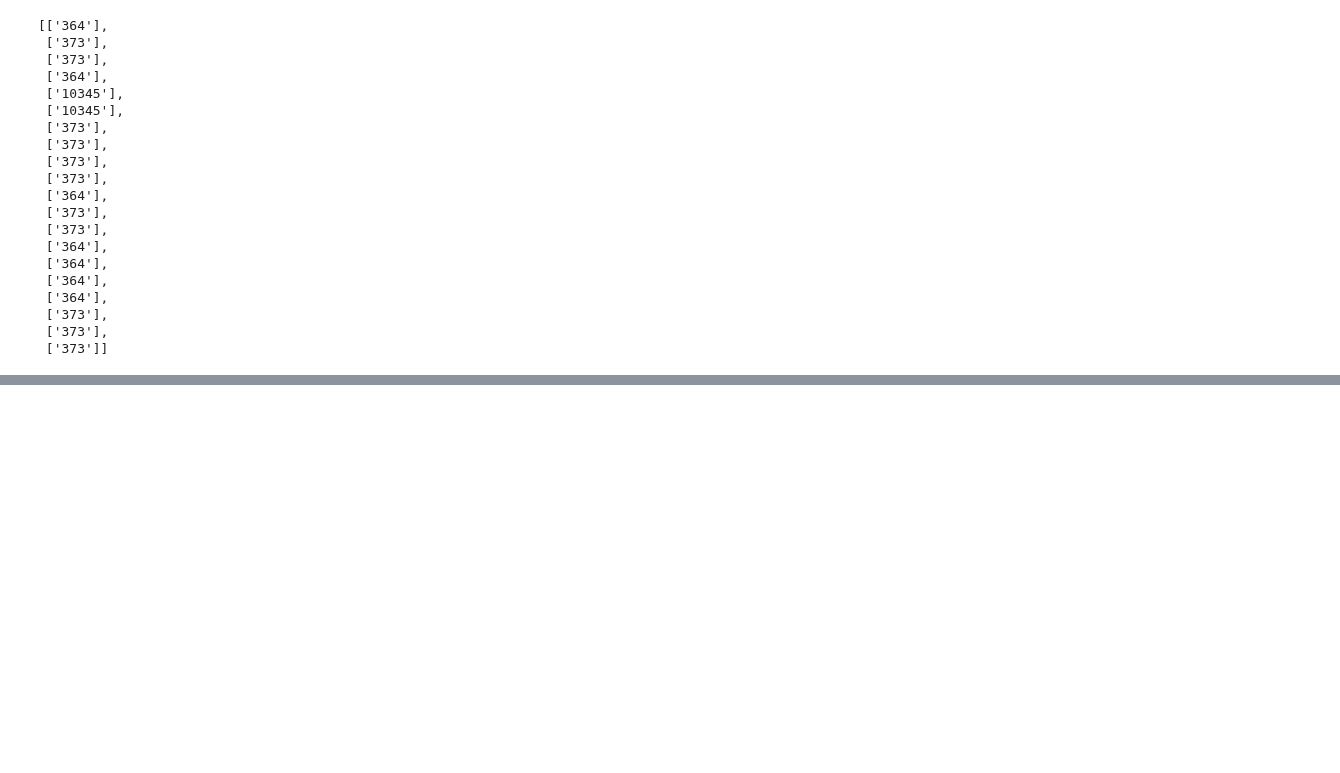
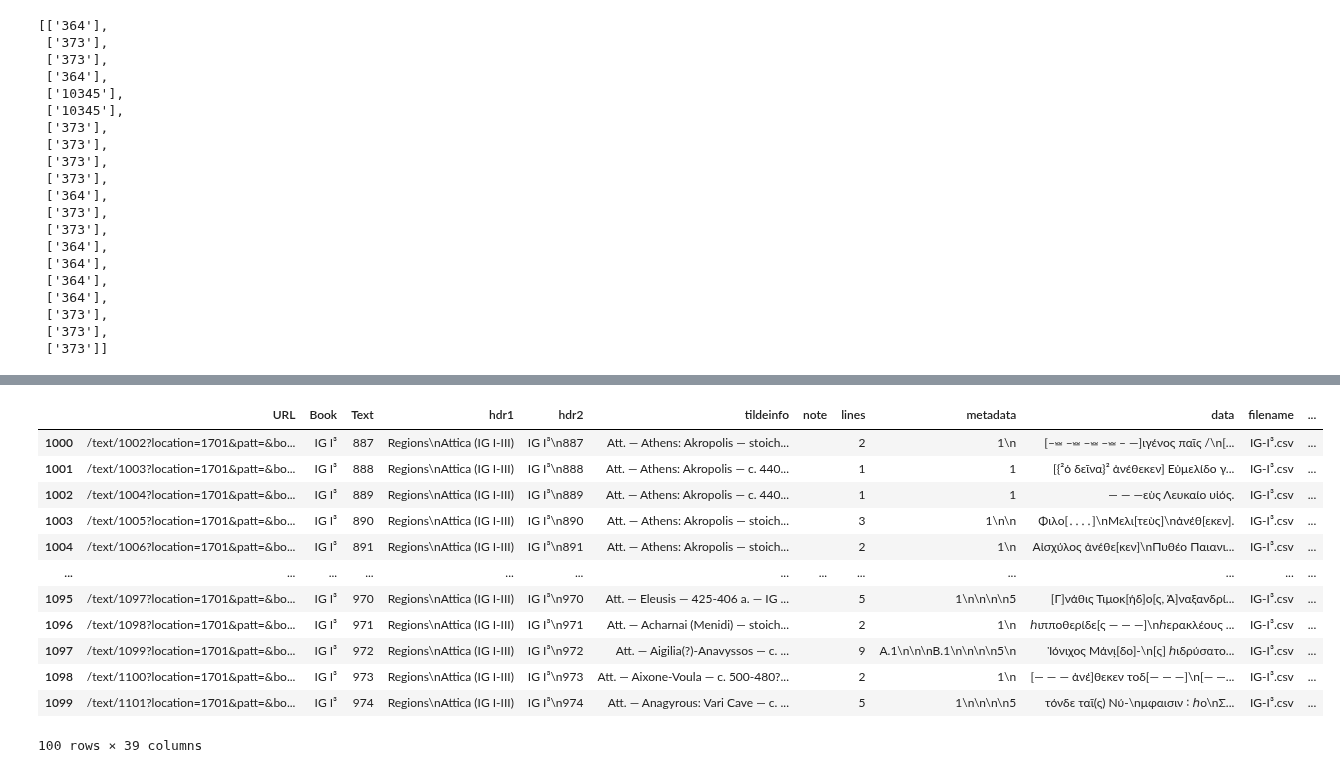
Before and after one commit to sdam-au/GI_ETL, a Jupyter notebook: scripts/phi_trismegistos_colab.ipynb, the cells around one changed output, grey strips where cells are left out. Cells and saved outputs as stored; diff of their text form; code cells hidden in the pictures; blank space fills up the shorter version.

```diff
--- a/scripts/phi_trismegistos_colab.ipynb
+++ b/scripts/phi_trismegistos_colab.ipynb
@@ -495,0 +557,2 @@ for num in range(0, len(TM_IDs), step):
+# %%
+conf = sddk.configure("SDAM_root", "648597@au.dk")
@@ -495,0 +564,9 @@ for num in range(0, len(TM_IDs), step):
+# %%
+step = 100
+checkpoints = list(range(5000, len(TM_IDs), 5000)) + [192100] # its own range plus last element of steps
+
+TM_TMgeo_merged = []
+for num in checkpoints:
+  filename = "https://sciencedata.dk/files/SDAM_root/SDAM_data/PHI/tmids_to_tmplaces_{0}.csv".format(str(num))
+  TM_TMgeo_merged.extend(conf[0].get(filename).json())
+  print(filename)
@@ -495,0 +609,3 @@ for num in range(0, len(TM_IDs), step):
+# %%
+TM_TMgeo_dict = dict(TM_TMgeo_merged)
+s.write_file("SDAM_data/PHI/TM_TMgeo_dict_1.json", TM_TMgeo_dict)
@@ -495,0 +658,18 @@ for num in range(0, len(TM_IDs), step):
+# %%
+PHI["TMplaces_IDs"] = PHI["TM_ID"].apply(lambda x: TM_TMgeo_dict[str(x[0])])
+# %%
+PHI[1000:1100]
+# %% [output]
+|  | URL | Book | Text | hdr1 | hdr2 | tildeinfo | note | lines | metadata | data | filename | ... |
+| 1000 | /text/1002?location=1701&patt=&bo... | IG I³ | 887 | Regions\nAttica (IG I-III) | IG I³\n887 | Att. — Athens: Akropolis — stoich... |  | 2 | 1\n | [–⏕ –⏕ –⏕ –⏕ – —]ιγένος παῖς /\n[... | IG-I³.csv | ... |
+| 1001 | /text/1003?location=1701&patt=&bo... | IG I³ | 888 | Regions\nAttica (IG I-III) | IG I³\n888 | Att. — Athens: Akropolis — c. 440... |  | 1 | 1 | [{²ὁ δεῖνα}² ἀνέθεκεν] Εὐμελίδο γ... | IG-I³.csv | ... |
+| 1002 | /text/1004?location=1701&patt=&bo... | IG I³ | 889 | Regions\nAttica (IG I-III) | IG I³\n889 | Att. — Athens: Akropolis — c. 440... |  | 1 | 1 | — — —εὺς Λευκαίο υἱός. | IG-I³.csv | ... |
+| 1003 | /text/1005?location=1701&patt=&bo... | IG I³ | 890 | Regions\nAttica (IG I-III) | IG I³\n890 | Att. — Athens: Akropolis — stoich... |  | 3 | 1\n\n | Φιλο[․․․․]\nΜελι[τεὺς]\nἀνέθ[εκεν]. | IG-I³.csv | ... |
+| 1004 | /text/1006?location=1701&patt=&bo... | IG I³ | 891 | Regions\nAttica (IG I-III) | IG I³\n891 | Att. — Athens: Akropolis — stoich... |  | 2 | 1\n | Αἰσχύλος ἀνέθε[κεν]\nΠυθέο Παιανι... | IG-I³.csv | ... |
+| ... | ... | ... | ... | ... | ... | ... | ... | ... | ... | ... | ... | ... |
+| 1095 | /text/1097?location=1701&patt=&bo... | IG I³ | 970 | Regions\nAttica (IG I-III) | IG I³\n970 | Att. — Eleusis — 425-406 a. — IG ... |  | 5 | 1\n\n\n\n5 | [Γ]νάθις Τιμοκ[ήδ]ο[ς, Ἀ]ναξανδρί... | IG-I³.csv | ... |
+| 1096 | /text/1098?location=1701&patt=&bo... | IG I³ | 971 | Regions\nAttica (IG I-III) | IG I³\n971 | Att. — Acharnai (Menidi) — stoich... |  | 2 | 1\n | ℎιπποθερίδε[ς — — —]\nℎερακλέους ... | IG-I³.csv | ... |
+| 1097 | /text/1099?location=1701&patt=&bo... | IG I³ | 972 | Regions\nAttica (IG I-III) | IG I³\n972 | Att. — Aigilia(?)-Anavyssos — c. ... |  | 9 | A.1\n\n\nB.1\n\n\n\n5\n | Ἰόνιχος Μάνι̣[δο]-\n[ς] ℎιδρύσατο... | IG-I³.csv | ... |
+| 1098 | /text/1100?location=1701&patt=&bo... | IG I³ | 973 | Regions\nAttica (IG I-III) | IG I³\n973 | Att. — Aixone-Voula — c. 500-480?... |  | 2 | 1\n | [— — — ἀνέ]θεκεν τοδ[— — —]\n[— —... | IG-I³.csv | ... |
+| 1099 | /text/1101?location=1701&patt=&bo... | IG I³ | 974 | Regions\nAttica (IG I-III) | IG I³\n974 | Att. — Anagyrous: Vari Cave — c. ... |  | 5 | 1\n\n\n\n5 | τόνδε ταῖ(ς) Νύ-\nμφαισιν ∶ ℎο\nΣ... | IG-I³.csv | ... |
+100 rows × 39 columns
```
Also changed, not shown: parts of 17 cells of this notebook.
